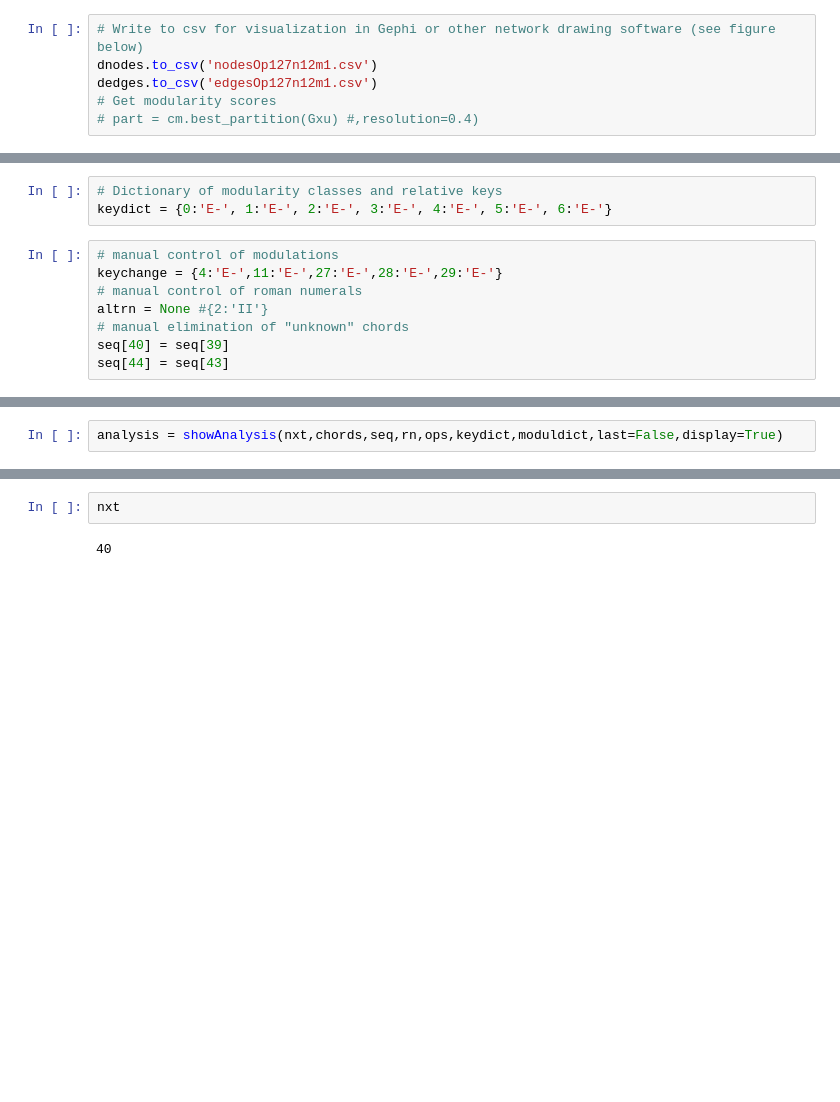
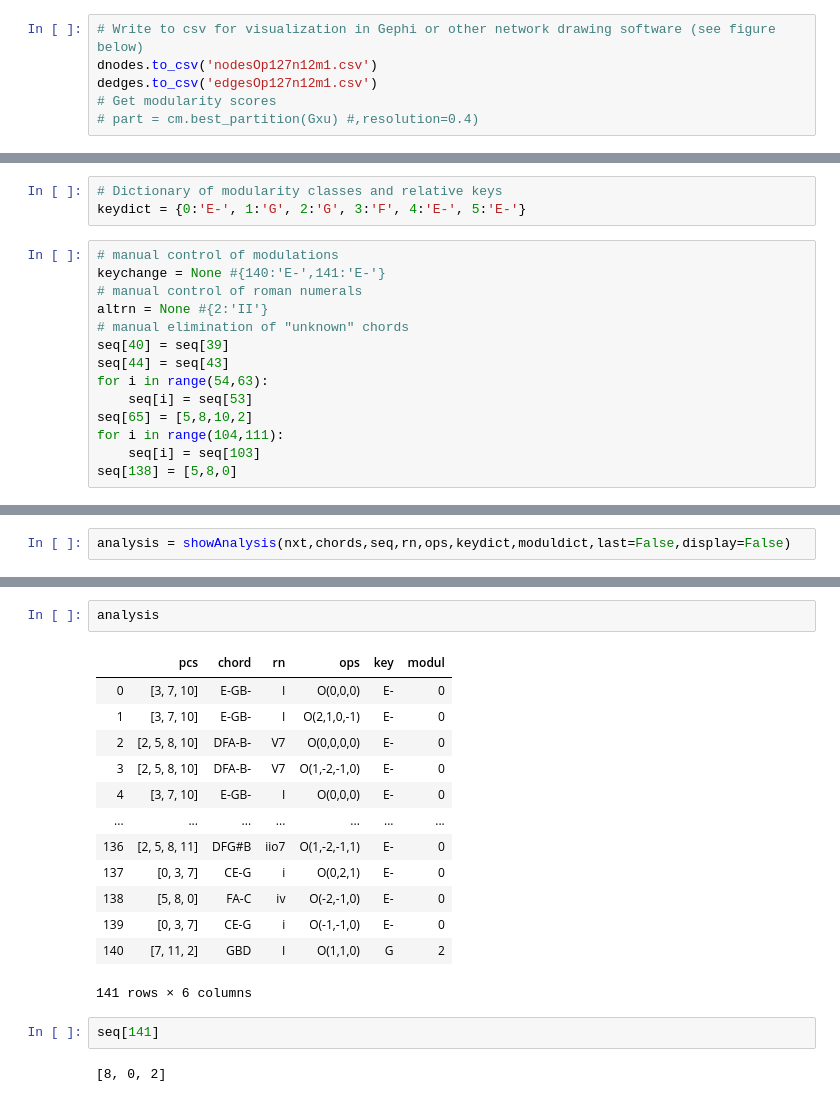
Before and after one commit to marcobn/musicntwrk, a Jupyter notebook: TONALHARMONY/harmonyWorkbooks/NotebookLvB_tonal_space.ipynb, the cells around one changed output, grey strips where cells are left out. Cells and saved outputs as stored; diff of their text form; blank space fills up the shorter version.

```diff
--- a/TONALHARMONY/harmonyWorkbooks/NotebookLvB_tonal_space.ipynb
+++ b/TONALHARMONY/harmonyWorkbooks/NotebookLvB_tonal_space.ipynb
@@ -108,14 +151,20 @@ modul[['Label','Degree','Modularity']].query('Modularity == 7').sort_values(by=[
 # %%
 # Dictionary of modularity classes and relative keys
-keydict = {0:'E-', 1:'E-', 2:'E-', 3:'E-', 4:'E-', 5:'E-', 6:'E-'}
+keydict = {0:'E-', 1:'G', 2:'G', 3:'F', 4:'E-', 5:'E-'}
 # %%
 # manual control of modulations
-keychange = {4:'E-',11:'E-',27:'E-',28:'E-',29:'E-'}
+keychange = None #{140:'E-',141:'E-'}
 # manual control of roman numerals
 altrn = None #{2:'II'}
 # manual elimination of "unknown" chords
 seq[40] = seq[39]
 seq[44] = seq[43]
+for i in range(54,63):
+    seq[i] = seq[53]
+seq[65] = [5,8,10,2]
+for i in range(104,111):
+    seq[i] = seq[103]
+seq[138] = [5,8,0]
 # %%
 nxt,rn,ops = scoreAnalysis(seq,moduldict,keydict,keychange=keychange,altrn=altrn,table='../tonal.harmony.minimal')
 # %% [output]
@@ -123,3 +174,3 @@ modulation at or before chord no.  57
 check error
 # %%
-analysis = showAnalysis(nxt,chords,seq,rn,ops,keydict,moduldict,last=False,display=True)
+analysis = showAnalysis(nxt,chords,seq,rn,ops,keydict,moduldict,last=False,display=False)
@@ -184,4 +198,20 @@ for i,n in enumerate(rn):
-# %%
-nxt
-# %% [output]
-40
+# %%
+analysis
+# %% [output]
+|  | pcs | chord | rn | ops | key | modul |
+| 0 | [3, 7, 10] | E-GB- | I | O(0,0,0) | E- | 0 |
+| 1 | [3, 7, 10] | E-GB- | I | O(2,1,0,-1) | E- | 0 |
+| 2 | [2, 5, 8, 10] | DFA-B- | V7 | O(0,0,0,0) | E- | 0 |
+| 3 | [2, 5, 8, 10] | DFA-B- | V7 | O(1,-2,-1,0) | E- | 0 |
+| 4 | [3, 7, 10] | E-GB- | I | O(0,0,0) | E- | 0 |
+| ... | ... | ... | ... | ... | ... | ... |
+| 136 | [2, 5, 8, 11] | DFG#B | iio7 | O(1,-2,-1,1) | E- | 0 |
+| 137 | [0, 3, 7] | CE-G | i | O(0,2,1) | E- | 0 |
+| 138 | [5, 8, 0] | FA-C | iv | O(-2,-1,0) | E- | 0 |
+| 139 | [0, 3, 7] | CE-G | i | O(-1,-1,0) | E- | 0 |
+| 140 | [7, 11, 2] | GBD | I | O(1,1,0) | G | 2 |
+141 rows × 6 columns
+# %%
+seq[141]
+# %% [output]
+[8, 0, 2]
```
Also changed, not shown: parts of 8 cells of this notebook, 1 other file.
